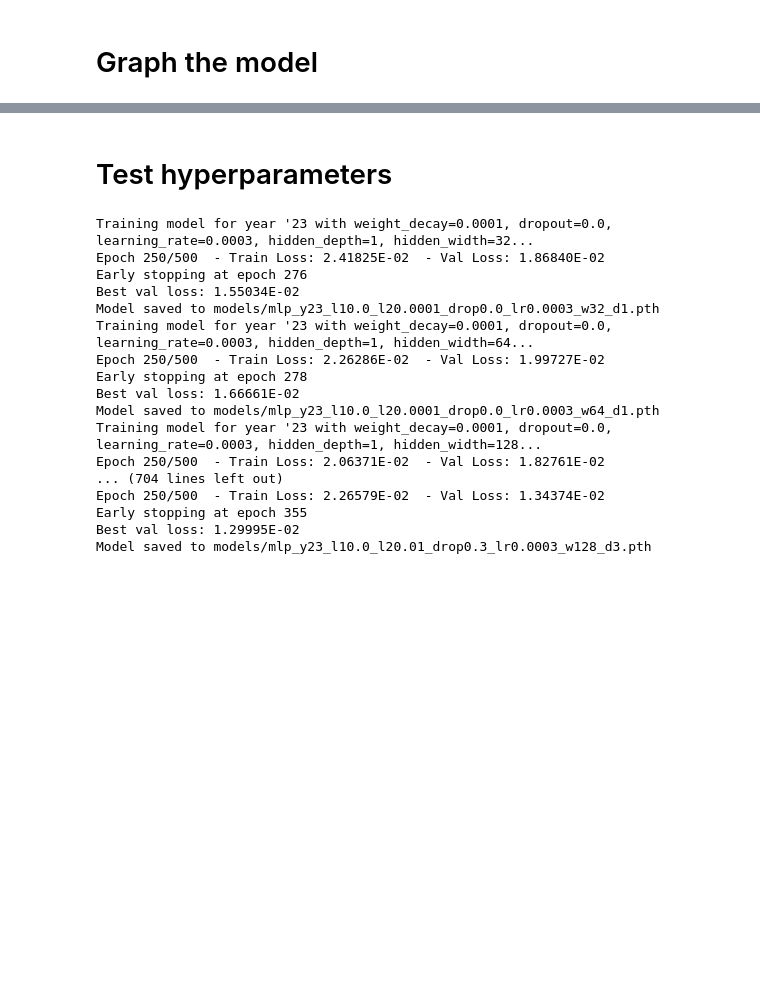
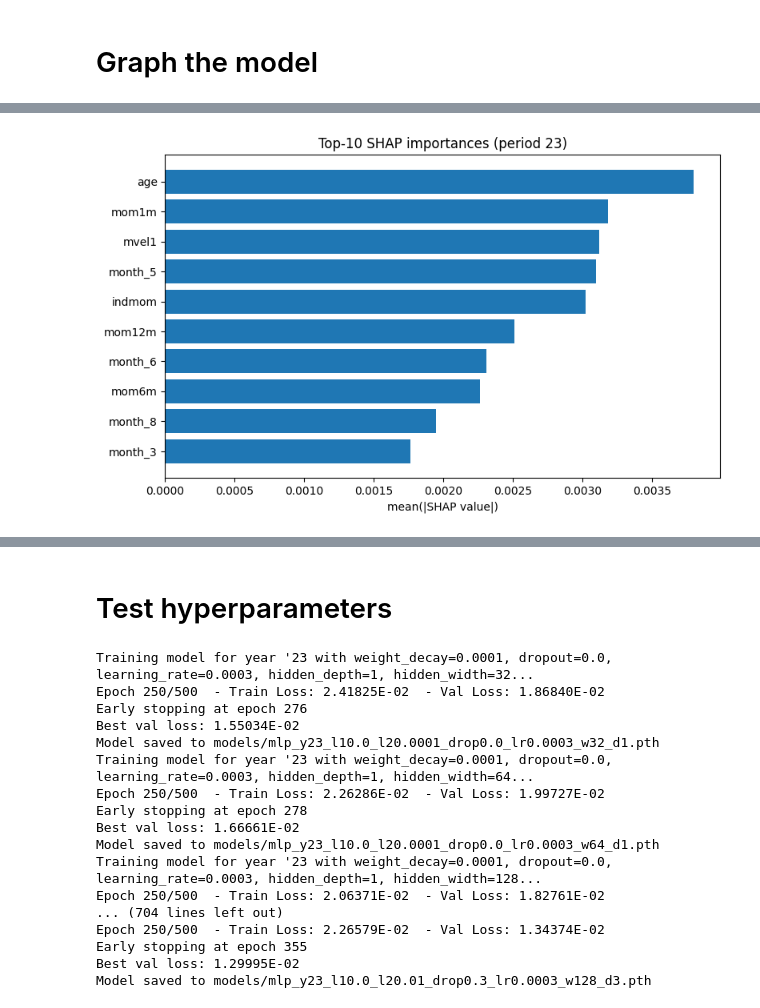
Before and after one commit to johanoelgaard/MastersThesis, a Jupyter notebook: mlp.ipynb, the cells around one changed output, grey strips where cells are left out. Saved outputs shown, nothing was run; the diff lists cells and outputs as text; code cells hidden in the pictures; blank space fills up the shorter version.

```diff
--- a/mlp.ipynb
+++ b/mlp.ipynb
@@ -268,0 +254,66 @@ for name, period in periods.items():
+# %%
+# --- CONFIG & RELOAD ---
+period = "23"
+# device = torch.device("mps") if torch.backends.mps.is_available() else torch.device("cpu")
+device = torch.device('cpu')
+load_path = (
+    f"models/mlp_y{period}"
+    f"_l1{lambda_l1}"
+    f"_l2{weight_decay}"
+    f"_drop{dropout}"
+    f"_lr{learning_rate}"
+    f"_w{hidden_width}"
+    f"_d{hidden_depth}.pth"
+)
+model = MLPModel(
+    input_dim  = X_train[period].shape[1],
+    depth      = hidden_depth,
+    width      = hidden_width,
+    dropout    = dropout,
+    activation = activation_fun,
+).to(device)
+model.load_state_dict(torch.load(load_path, map_location=device))
+model.eval()
+
+# --- DATA TENSORS ---
+X_tr_t = torch.tensor(X_train[period], dtype=torch.float32, device=device)
+X_val_t = torch.tensor(X_val[period],   dtype=torch.float32, device=device)
+
+# small background sample for SHAP
+bg_size = min(10000, X_tr_t.shape[0])
+bg_idx  = torch.randperm(X_tr_t.shape[0], device=device)[:bg_size]
+background = X_tr_t[bg_idx]   # shape (bg_size, n_features)
+
+# --- SHAP GradientExplainer ---
+explainer = shap.GradientExplainer(model, background)
+
+raw_shap = explainer.shap_values(X_val_t)
+
+# unwrap it: if it's a list, grab the 0th element
+if isinstance(raw_shap, list) and len(raw_shap) == 1:
+    raw_shap = raw_shap[0]
+
+# raw_shap is now an ndarray of shape (n_val, n_features)
+# convert to torch to aggregate
+shap_t = torch.from_numpy(raw_shap).to(device)
+global_shap = shap_t.abs().mean(dim=0).cpu().numpy().reshape(-1)   # shape (n_features,)
+
+# --- Build DataFrame & Plot Top-10 ---
+df_imp = pd.DataFrame({
+    "feature": feature_cols,
+    "shap_importance": global_shap
+})
+df_top10 = df_imp.nlargest(10, "shap_importance").reset_index(drop=True)
+
+fig, ax = plt.subplots(figsize=(8,5))
+y_pos = np.arange(len(df_top10))
+ax.barh(y_pos, df_top10["shap_importance"])
+ax.set_yticks(y_pos)
+ax.set_yticklabels(df_top10["feature"])
+ax.invert_yaxis()
+ax.set_xlabel("mean(|SHAP value|)")
+ax.set_title(f"Top-10 SHAP importances (period {period})")
+plt.tight_layout()
+plt.show()
+# %% [output]
+[figure, added]
```
Also changed, not shown: parts of 13 cells of this notebook, 4 other files.
